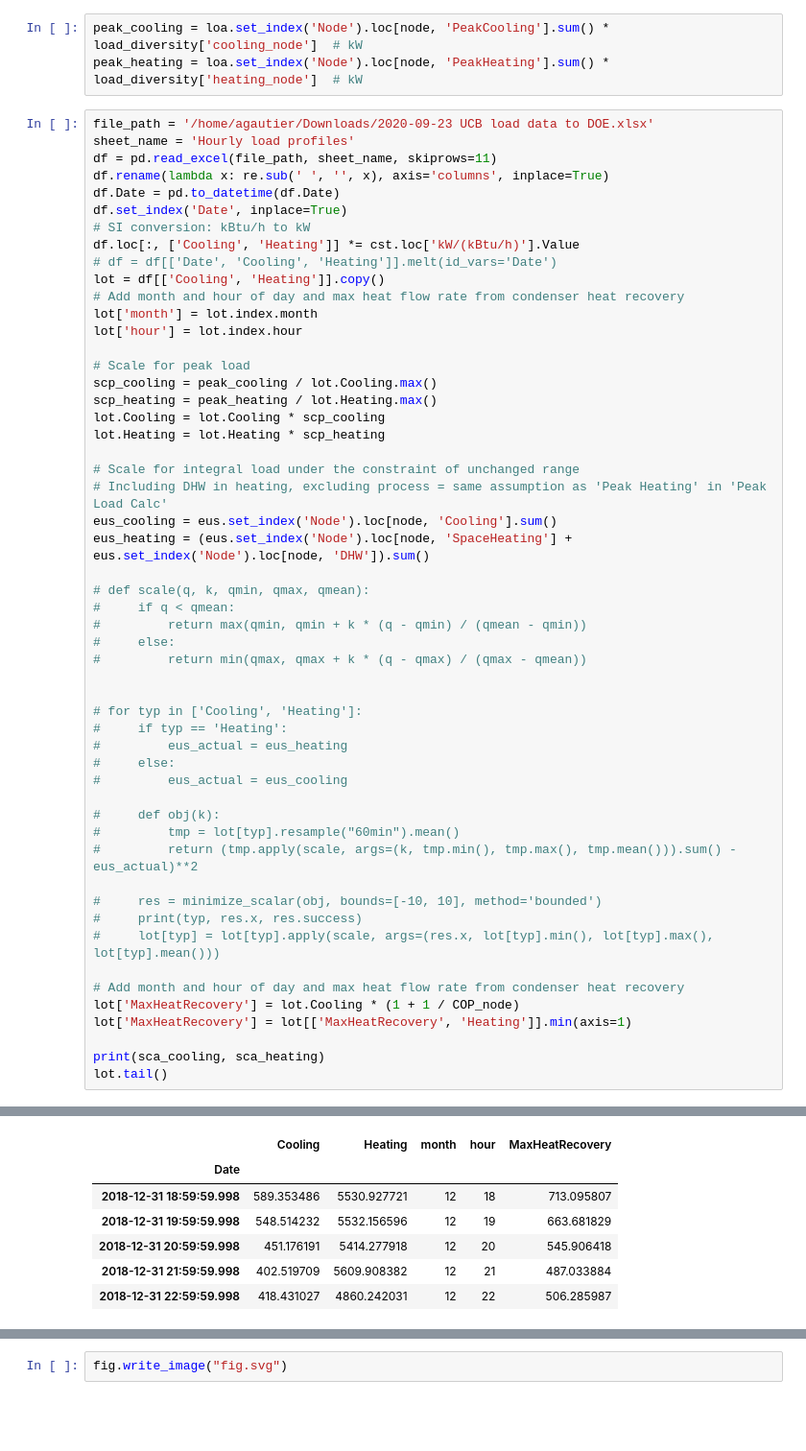
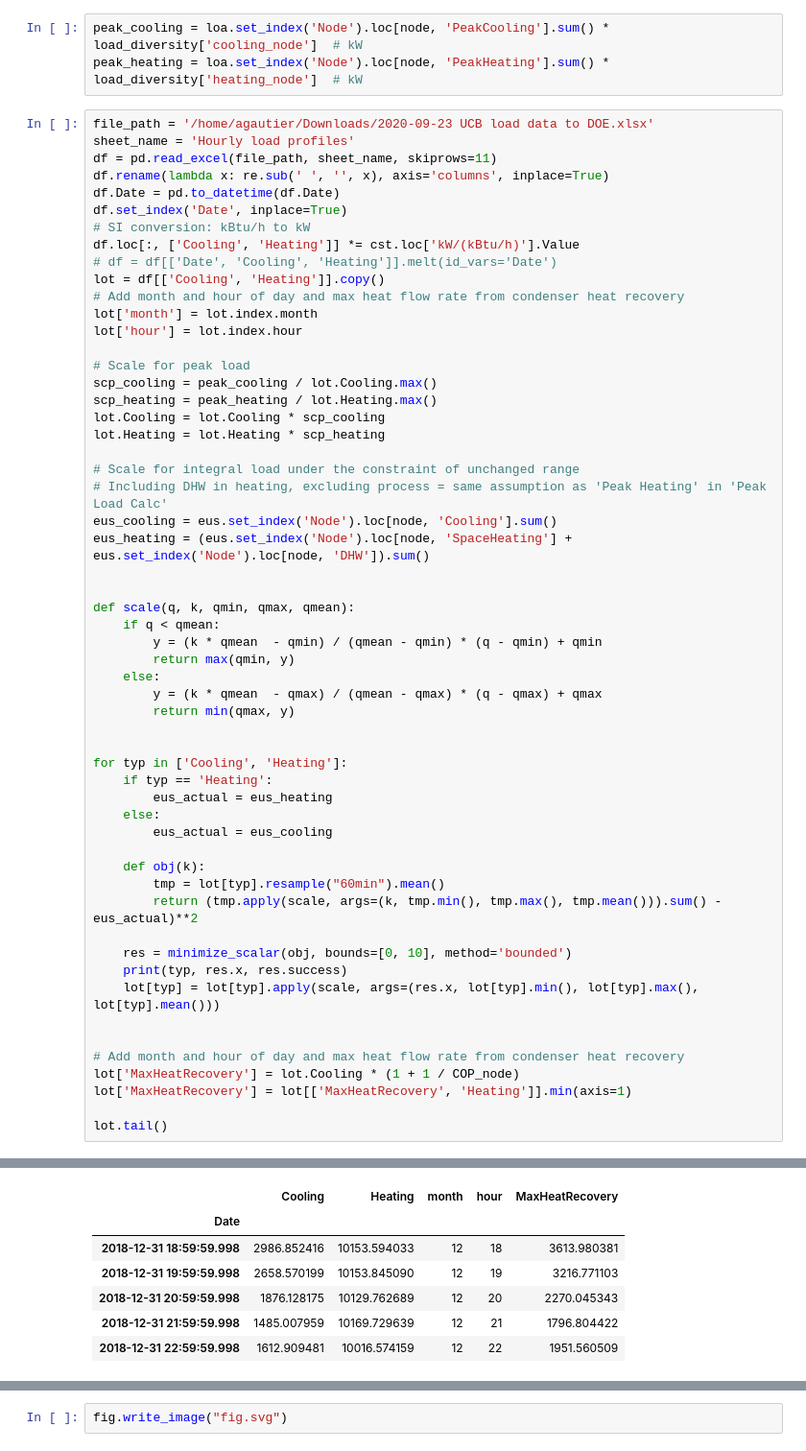
Before and after one commit to Kecheng-Chen/ucb, a Jupyter notebook: loads.ipynb, the cells around one changed output, grey strips where cells are left out. Shown at 96% size. Drawn from its saved outputs; the diff is of its cells as text; blank space fills up the shorter version.

```diff
--- a/loads.ipynb
+++ b/loads.ipynb
@@ -228,31 +228,34 @@ lot.Heating = lot.Heating * scp_heating
 eus_cooling = eus.set_index('Node').loc[node, 'Cooling'].sum()
 eus_heating = (eus.set_index('Node').loc[node, 'SpaceHeating'] + eus.set_index('Node').loc[node, 'DHW']).sum()
 
-# def scale(q, k, qmin, qmax, qmean):
-#     if q < qmean:
-#         return max(qmin, qmin + k * (q - qmin) / (qmean - qmin))
-#     else:
-#         return min(qmax, qmax + k * (q - qmax) / (qmax - qmean))
+
+def scale(q, k, qmin, qmax, qmean):
+    if q < qmean:
+        y = (k * qmean  - qmin) / (qmean - qmin) * (q - qmin) + qmin
+        return max(qmin, y)
+    else:
+        y = (k * qmean  - qmax) / (qmean - qmax) * (q - qmax) + qmax
+        return min(qmax, y)
 
 
-# for typ in ['Cooling', 'Heating']:
-#     if typ == 'Heating':
-#         eus_actual = eus_heating
-#     else:
-#         eus_actual = eus_cooling
+for typ in ['Cooling', 'Heating']:
+    if typ == 'Heating':
+        eus_actual = eus_heating
+    else:
+        eus_actual = eus_cooling
 
-#     def obj(k):
-#         tmp = lot[typ].resample("60min").mean()
-#         return (tmp.apply(scale, args=(k, tmp.min(), tmp.max(), tmp.mean())).sum() - eus_actual)**2
+    def obj(k):
+        tmp = lot[typ].resample("60min").mean()
+        return (tmp.apply(scale, args=(k, tmp.min(), tmp.max(), tmp.mean())).sum() - eus_actual)**2
 
-#     res = minimize_scalar(obj, bounds=[-10, 10], method='bounded')
-#     print(typ, res.x, res.success)
-#     lot[typ] = lot[typ].apply(scale, args=(res.x, lot[typ].min(), lot[typ].max(), lot[typ].mean()))
+    res = minimize_scalar(obj, bounds=[0, 10], method='bounded')
+    print(typ, res.x, res.success)
+    lot[typ] = lot[typ].apply(scale, args=(res.x, lot[typ].min(), lot[typ].max(), lot[typ].mean()))
+
 
 # Add month and hour of day and max heat flow rate from condenser heat recovery
 lot['MaxHeatRecovery'] = lot.Cooling * (1 + 1 / COP_node)
 lot['MaxHeatRecovery'] = lot[['MaxHeatRecovery', 'Heating']].min(axis=1)
 
-print(sca_cooling, sca_heating)
 lot.tail()
 # %% [output]
@@ -260,10 +264,10 @@ lot.tail()
 |  | Cooling | Heating | month | hour | MaxHeatRecovery |
 | Date |  |  |  |  |  |
-| 2018-12-31 18:59:59.998 | 589.353486 | 5530.927721 | 12 | 18 | 713.095807 |
-| 2018-12-31 19:59:59.998 | 548.514232 | 5532.156596 | 12 | 19 | 663.681829 |
-| 2018-12-31 20:59:59.998 | 451.176191 | 5414.277918 | 12 | 20 | 545.906418 |
-| 2018-12-31 21:59:59.998 | 402.519709 | 5609.908382 | 12 | 21 | 487.033884 |
-| 2018-12-31 22:59:59.998 | 418.431027 | 4860.242031 | 12 | 22 | 506.285987 |
+| 2018-12-31 18:59:59.998 | 2986.852416 | 10153.594033 | 12 | 18 | 3613.980381 |
+| 2018-12-31 19:59:59.998 | 2658.570199 | 10153.845090 | 12 | 19 | 3216.771103 |
+| 2018-12-31 20:59:59.998 | 1876.128175 | 10129.762689 | 12 | 20 | 2270.045343 |
+| 2018-12-31 21:59:59.998 | 1485.007959 | 10169.729639 | 12 | 21 | 1796.804422 |
+| 2018-12-31 22:59:59.998 | 1612.909481 | 10016.574159 | 12 | 22 | 1951.560509 |
 # %%
 # Check
 peak_cooling / lot.loc[lot.Cooling==lot.Cooling.max(), 'Cooling'].values[0], eus_cooling / lot.Cooling.resample("60min").mean().sum()
```
Also changed, not shown: parts of 5 cells of this notebook.
